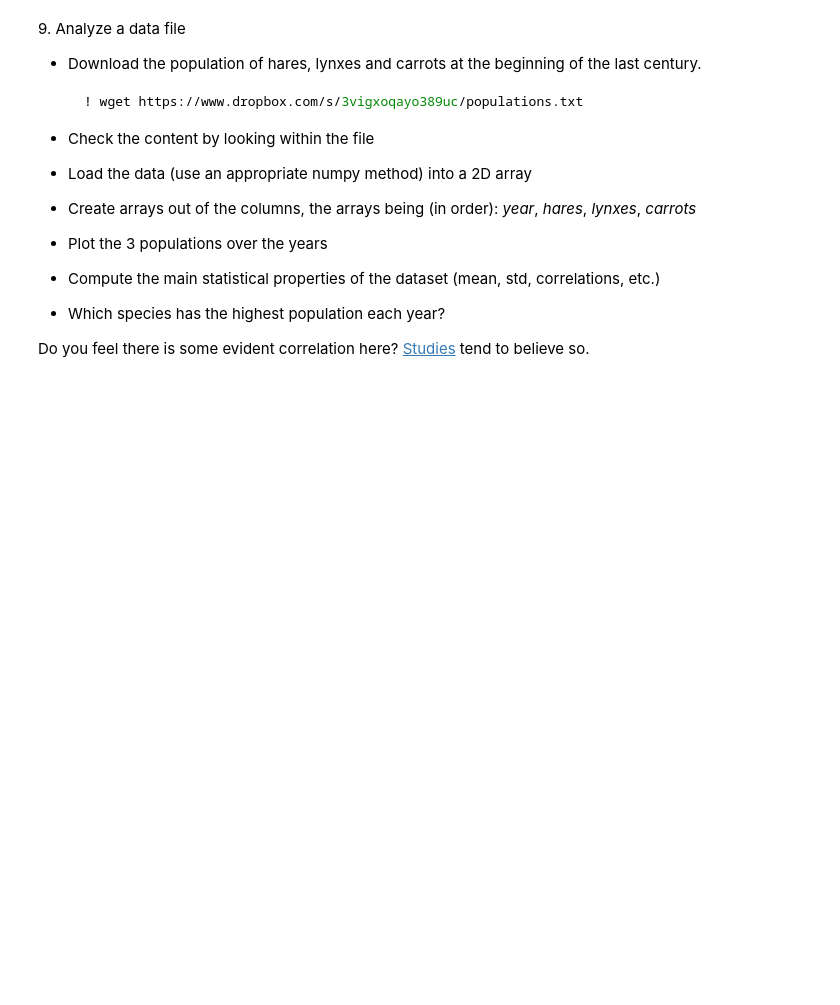
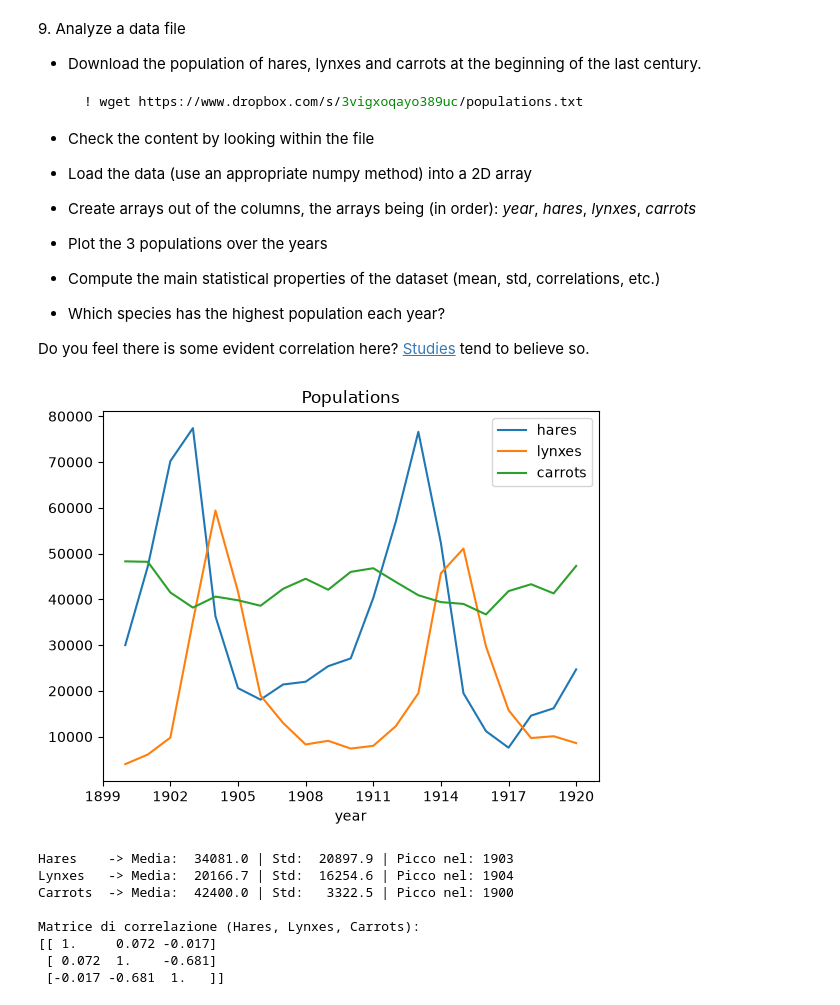
Before and after one commit to giorgio-prevosti/LaboratoryOfComputationalPhysics_Y9, a Jupyter notebook: 04ex_Numpy.ipynb, the cells around one changed output. Saved outputs shown, nothing was run; the diff lists cells and outputs as text; code cells hidden in the pictures; blank space fills up the shorter version.

````diff
--- a/04ex_Numpy.ipynb
+++ b/04ex_Numpy.ipynb
@@ -6,3 +6,14 @@
 ```python
 m = np.arange(12).reshape((3,4))
 ```
+# %%
+m = np.arange(12).reshape((3,4))
+print("m \n", m)
+print("first row mean:", np.mean(m[0]))
+print("second row mean:", np.mean(m[1]))
+print("third row mean:", np.mean(m[2]))
+print("first column mean:", np.mean(m[:,0]))
+print("second column mean:", np.mean(m[:,1]))
+print("third column mean:", np.mean(m[:,2]))
+print("fourth column mean:", np.mean(m[:,3]))
+print("Overall mean:", np.mean(m))
@@ -82,3 +302,47 @@ Did you get what you expected?
   * Which species has the highest population each year?
 
 Do you feel there is some evident correlation here? [Studies](https://www.enr.gov.nt.ca/en/services/lynx/lynx-snowshoe-hare-cycle) tend to believe so.
+# %%
+populations = np.loadtxt('populations.txt')
+year = populations[:,0]
+hares = populations[:,1]
+lynxes = populations[:,2]
+carrots = populations[:,3]
+
+fig, ax = plt.subplots()
+ax.set_title('Populations')
+ax.set_xlabel('year')
+ax.xaxis.set_major_locator(MaxNLocator(integer=True))
+ax.plot(year, hares, label = 'hares')
+ax.plot(year, lynxes, label = 'lynxes')
+ax.plot(year, carrots, label = 'carrots')
+ax.legend()
+plt.show()
+
+species = ["Hares", "Lynxes", "Carrots"]
+pops = data[:, 1:]  # Esclude la colonna 'year'
+
+# Media e deviazione standard per colonna (axis=0)
+means = np.mean(pops, axis=0)
+stds = np.std(pops, axis=0)
+
+# Anno in cui ciascuna specie raggiunge il picco massimo
+max_years = year[np.argmax(pops, axis=0)].astype(int)
+
+for name, m, s, y_max in zip(species, means, stds, max_years):
+  print(f"{name:8s} -> Media: {m:8.1f} | Std: {s:8.1f} | Picco nel: {y_max}")
+
+# Matrice di correlazione tra le 3 popolazioni (rowvar=False perché le variabili sono sulle colonne)
+corr_matrix = np.corrcoef(pops, rowvar=False)
+print("\nMatrice di correlazione (Hares, Lynxes, Carrots):")
+print(np.round(corr_matrix, 3))
+# %% [output]
+[figure, added]
+Hares    -> Media:  34081.0 | Std:  20897.9 | Picco nel: 1903
+Lynxes   -> Media:  20166.7 | Std:  16254.6 | Picco nel: 1904
+Carrots  -> Media:  42400.0 | Std:   3322.5 | Picco nel: 1900
+
+Matrice di correlazione (Hares, Lynxes, Carrots):
+[[ 1.     0.072 -0.017]
+ [ 0.072  1.    -0.681]
+ [-0.017 -0.681  1.   ]]
````
Also changed, not shown: parts of 8 cells of this notebook.
